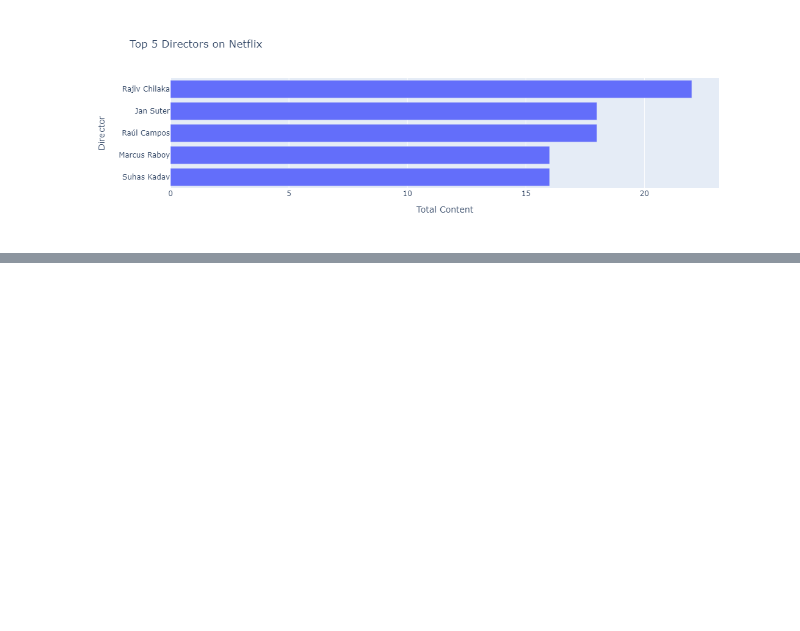
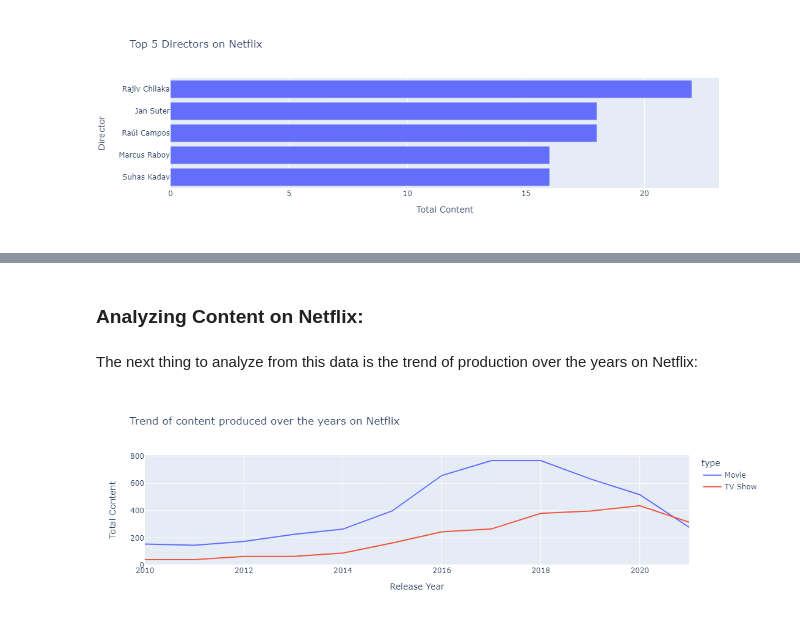
Before and after one commit to Rasel1435/Advanced-Data-Science-Machine-Learning-Projects, a Jupyter notebook: Netflix_Data_Analysis_with_Python/a_Preprocess/a_EDA.ipynb, the cells around one changed output, grey strips where cells are left out. Cells and saved outputs as stored; diff of their text form; code cells hidden in the pictures; blank space fills up the shorter version.

```diff
--- a/Netflix_Data_Analysis_with_Python/a_Preprocess/a_EDA.ipynb
+++ b/Netflix_Data_Analysis_with_Python/a_Preprocess/a_EDA.ipynb
@@ -248,0 +299,14 @@ fig1.show()
+# %% [markdown]
+### Analyzing Content on Netflix:
+# %% [markdown]
+The next thing to analyze from this data is the trend of production over the years on Netflix:
+# %%
+df1=df[['type','release_year']]
+df1=df1.rename(columns={"release_year": "Release Year"})
+df2=df1.groupby(['Release Year','type']).size().reset_index(name='Total Content')
+df2=df2[df2['Release Year']>=2010]
+fig3 = px.line(df2, x="Release Year", y="Total Content", color='type',title='Trend of content produced over the years on Netflix')
+fig3.show()
+# pieChart.write_image("line_type_chart.png")
+# %% [output]
+[figure, added]
```
Also changed, not shown: parts of 21 cells of this notebook, 15 other files.
